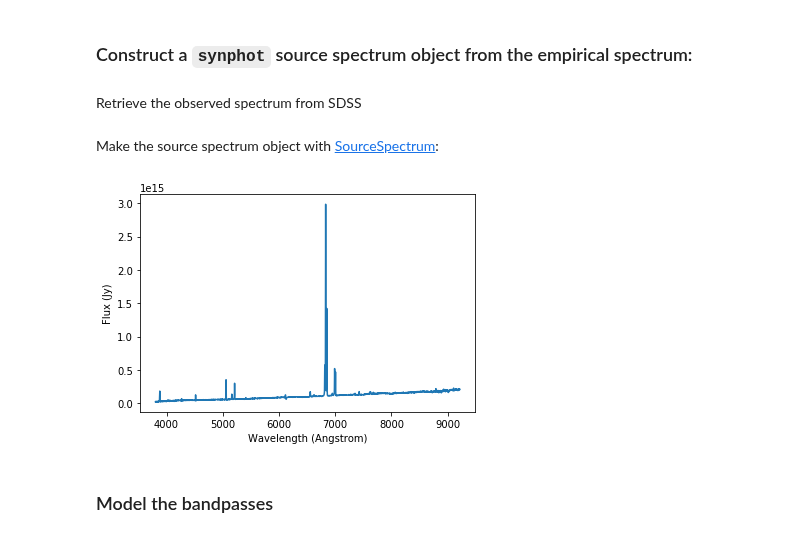
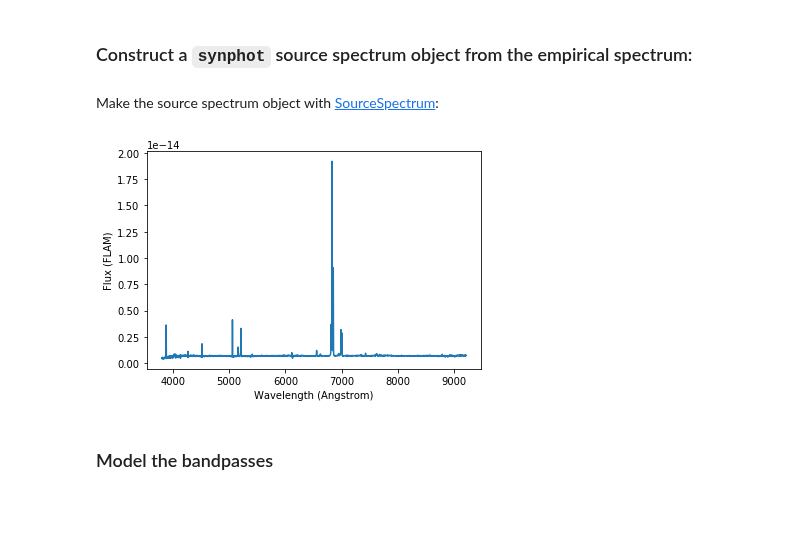
Before and after one commit to tcjansen/GSoC, a Jupyter notebook: empirical_photometry.ipynb, the cells around one changed output. Cells and saved outputs as stored; diff of their text form; code cells hidden in the pictures; blank space fills up the shorter version.

Commit message:
Made normalization corrections and added a 1-1 comparison plot between synphot and observed

```diff
--- a/empirical_photometry.ipynb
+++ b/empirical_photometry.ipynb
@@ -16,27 +20,26 @@ coords = SkyCoord(ra, dec)
+# %%
+from astroquery.sdss import SDSS
+from synphot import units
+
+spectrum_fits = SDSS.get_spectra(coordinates=coords)
+data = spectrum_fits[0][1].data
+
+wavelengths = 10 ** data['loglam'] * u.angstrom
+flux = data['flux'] * 1e-17 * units.FLAM  # units are given in 10^-17 ergs/s/cm^2/AA
 # %% [markdown]
 ### Construct a `synphot` source spectrum object from the empirical spectrum:
-# %% [markdown]
-Retrieve the observed spectrum from SDSS
-# %%
-from astroquery.sdss import SDSS
-from synphot import units
-
-spectrum_fits = SDSS.get_spectra(coordinates=coords)
-data = spectrum_fits[0][1].data
-
-wavelengths = 10 ** data['loglam'] * u.angstrom
-flux = data['flux'] * units.FLAM
 # %% [markdown]
 Make the source spectrum object with <a href="https://synphot.readthedocs.io/en/latest/synphot/spectrum.html#arrays">SourceSpectrum</a>:
 # %%
 from synphot.spectrum import SourceSpectrum
 from synphot.models import Empirical1D
 
 spectrum = SourceSpectrum(Empirical1D,
                           points=wavelengths, lookup_table=flux)
-spectrum.plot(flux_unit='Jy')
+
+spectrum.plot(flux_unit='FLAM')
 # %% [output]
-[figure, old version]
+[figure, new version]
 # %% [markdown]
 ### Model the bandpasses
 # %% [markdown]
```
Also changed, not shown: parts of 16 cells of this notebook.
